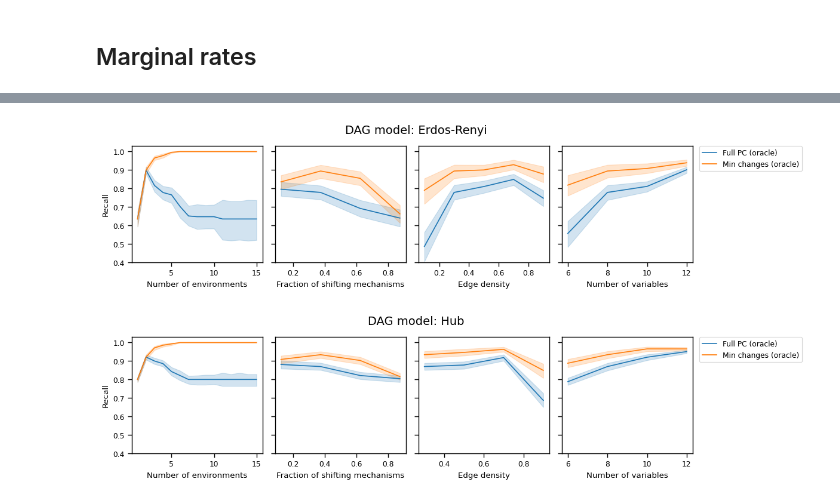
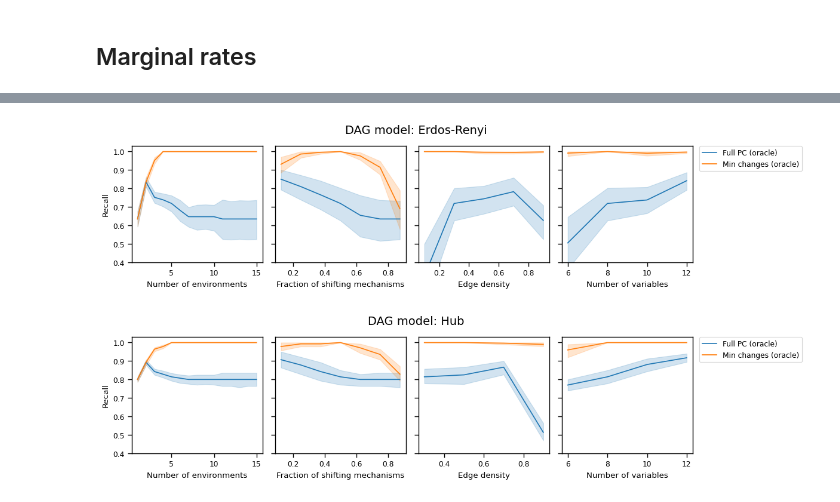
Before and after one commit to rflperry/sparse_shift, a Jupyter notebook: experiments/main_simulations/plot_oracle_rates.ipynb, the cells around one changed output, grey strips where cells are left out. Cells and saved outputs as stored; diff of their text form; code cells hidden in the pictures.

```diff
--- a/experiments/main_simulations/plot_oracle_rates.ipynb
+++ b/experiments/main_simulations/plot_oracle_rates.ipynb
@@ -64,7 +70,7 @@ plt.savefig('./figures/er_oracle_rate_relplot.pdf')
 # %%
 EXPERIMENT = 'oracle_select_rates'
 
-df = pd.read_csv(f'./results/{EXPERIMENT}_results_paper.csv', sep=', ', engine='python')
+df = pd.read_csv(f'./results/{EXPERIMENT}_results.csv', sep=', ', engine='python')
 
 df['Fraction of shifting mechanisms'] = df['sparsity'] / df['n_variables']
 
@@ -88,8 +110,11 @@ grid_vars = [
     'Number of environments', 'Fraction of shifting mechanisms', 'Edge density', 'Number of variables'
 ]
 
+# indices = [
+#     (16, 30), (8, 16), (30, 40), (0, 8),
+# ]
 indices = [
-    (16, 30), (8, 16), (30, 40), (0, 8),
+    (22, 36), (8, 22), (36, 46), (0, 8),
 ]
 
 for graph_model in plot_df['dag_simulator'].unique():
@@ -98,36 +123,40 @@ for graph_model in plot_df['dag_simulator'].unique():
     for g_var, (lb, ub), ax in zip(grid_vars, indices, axes.flatten()):
         sns.lineplot(
             data=plot_df[
-                (plot_df['params_index'] >= lb) &
-                (plot_df['params_index'] < ub) &
-                (plot_df['dag_simulator'] == graph_model)
+                (plot_df['params_index'] >= lb)
+                & (plot_df['params_index'] < ub)
+                & (plot_df['dag_simulator'] == graph_model)
+                # IMPORTANT! otherwise average over all number of environments
+                & (
+                    (plot_df['Number of environments'] == 5)
+                    if not (g_var == 'Number of environments') else True)
             ],
             # data=plot_df.groupby([g_var, 'Test']).mean().reset_index(),
             x=g_var,
             y='Recall',
             hue='Method',
             # style="Test",
             ax=ax,
             # markers=['d', 'P', 's'],
             # palette='Set1',
             legend='full',
             # alpha=1,
         )
 
         # ax.axvline(0.05, ls=':', c='grey')
         # ax.set_title('')
         # ax.legend(loc='upper right')
 
     plt.legend(bbox_to_anchor=(1.05, 1), loc=2, borderaxespad=0.)
     for ax in axes[:-1]:
         ax.get_legend().remove()
 
     plt.ylim([0.4, 1.03])
 
     plt.suptitle(f'DAG model: {graph_model}', fontsize=14, y=0.96, x=0.45)
     plt.tight_layout()
     plt.savefig(f'./figures/er_oracle_select_rates_{graph_model}.pdf')
     plt.show()
 # %% [output]
-[figure, old version]
+[figure, new version]
-[figure, old version]
+[figure, new version]
```
Also changed, not shown: parts of 2 cells of this notebook, 33 other files.
